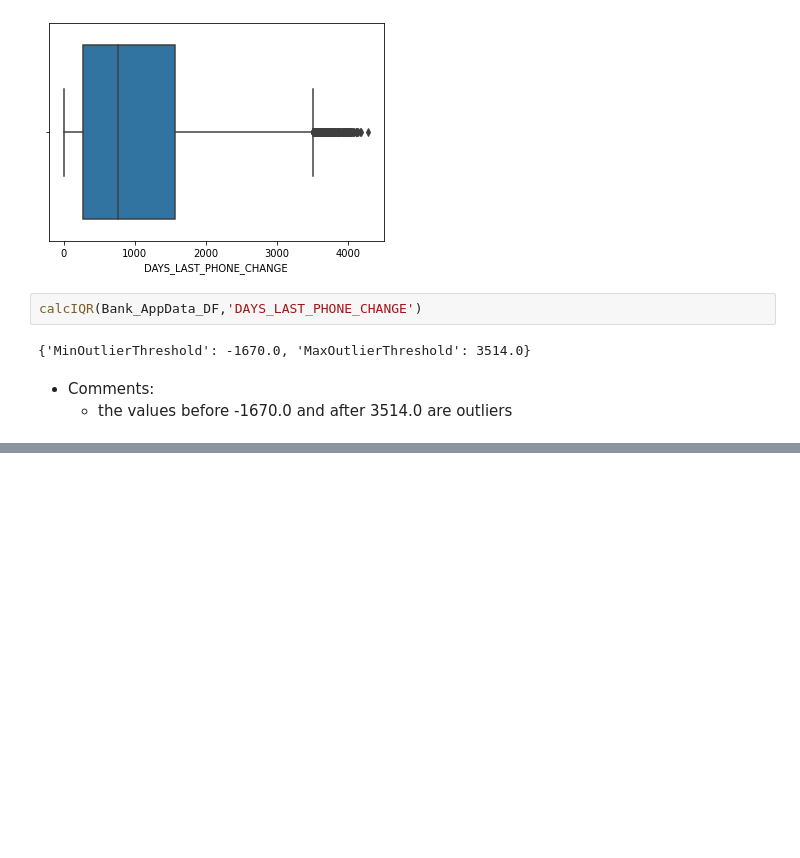
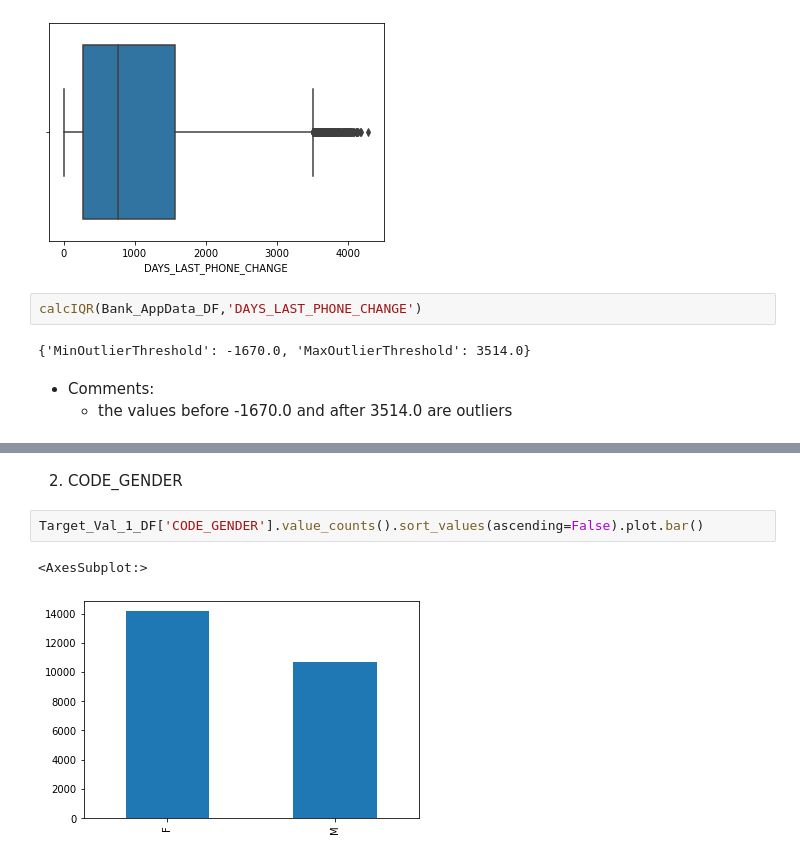
Before and after one commit to ameyabits/UPGrad, a Jupyter notebook: CaseStudy/Bank Loan Case Study/Notebooks/ApplicationData.ipynb, the cells around one changed output, grey strips where cells are left out. Drawn from its saved outputs; the diff is of its cells as text; blank space fills up the shorter version.

```diff
--- a/CaseStudy/Bank Loan Case Study/Notebooks/ApplicationData.ipynb
+++ b/CaseStudy/Bank Loan Case Study/Notebooks/ApplicationData.ipynb
@@ -979,0 +1180,7 @@ calcIQR(Bank_AppData_DF,'DAYS_LAST_PHONE_CHANGE')
+# %% [markdown]
+2. CODE_GENDER
+# %%
+Target_Val_1_DF['CODE_GENDER'].value_counts().sort_values(ascending=False).plot.bar()
+# %% [output]
+<AxesSubplot:>
+[figure, added]
```
Also changed, not shown: parts of 112 cells of this notebook, 3 other files.
